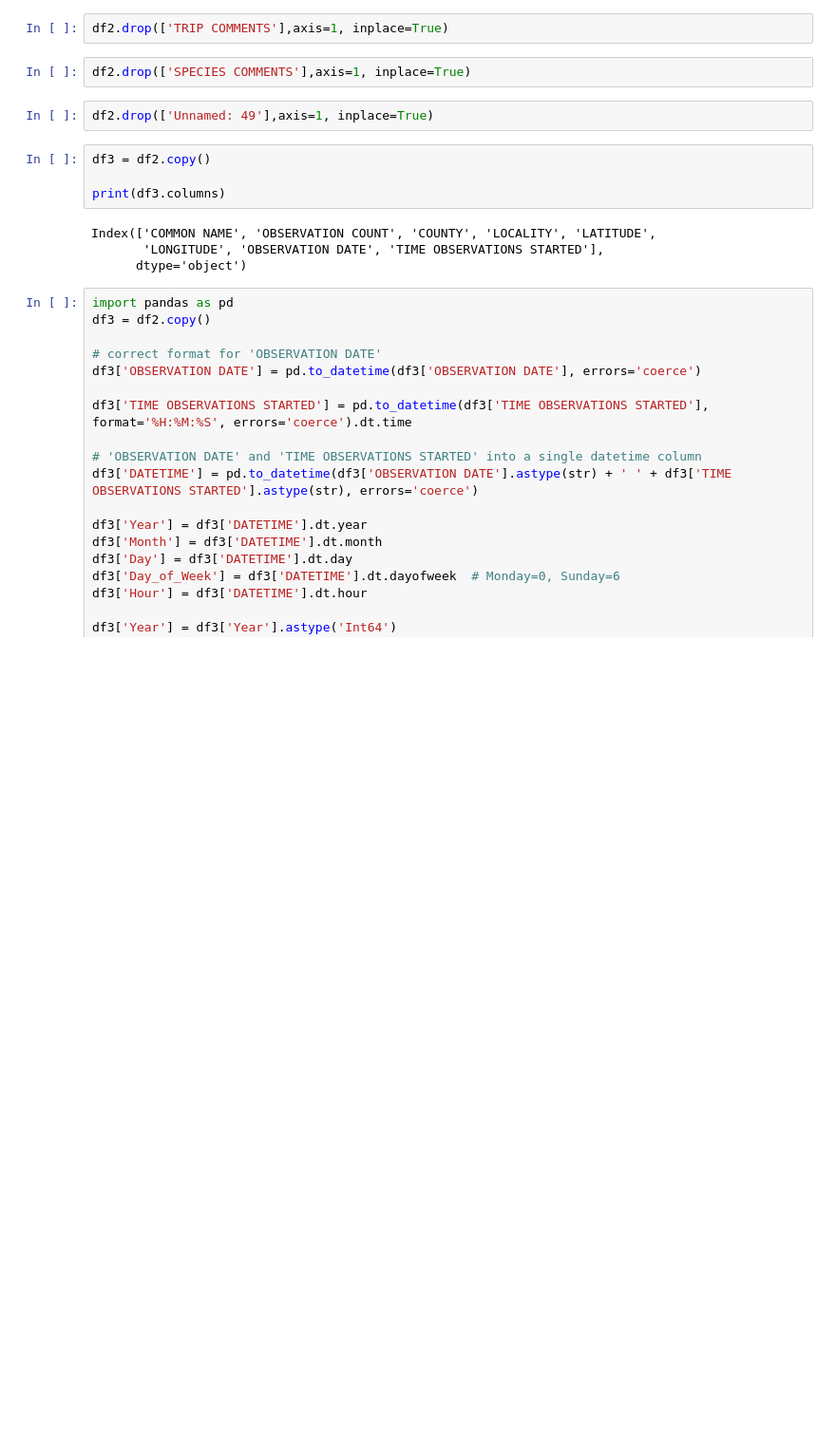
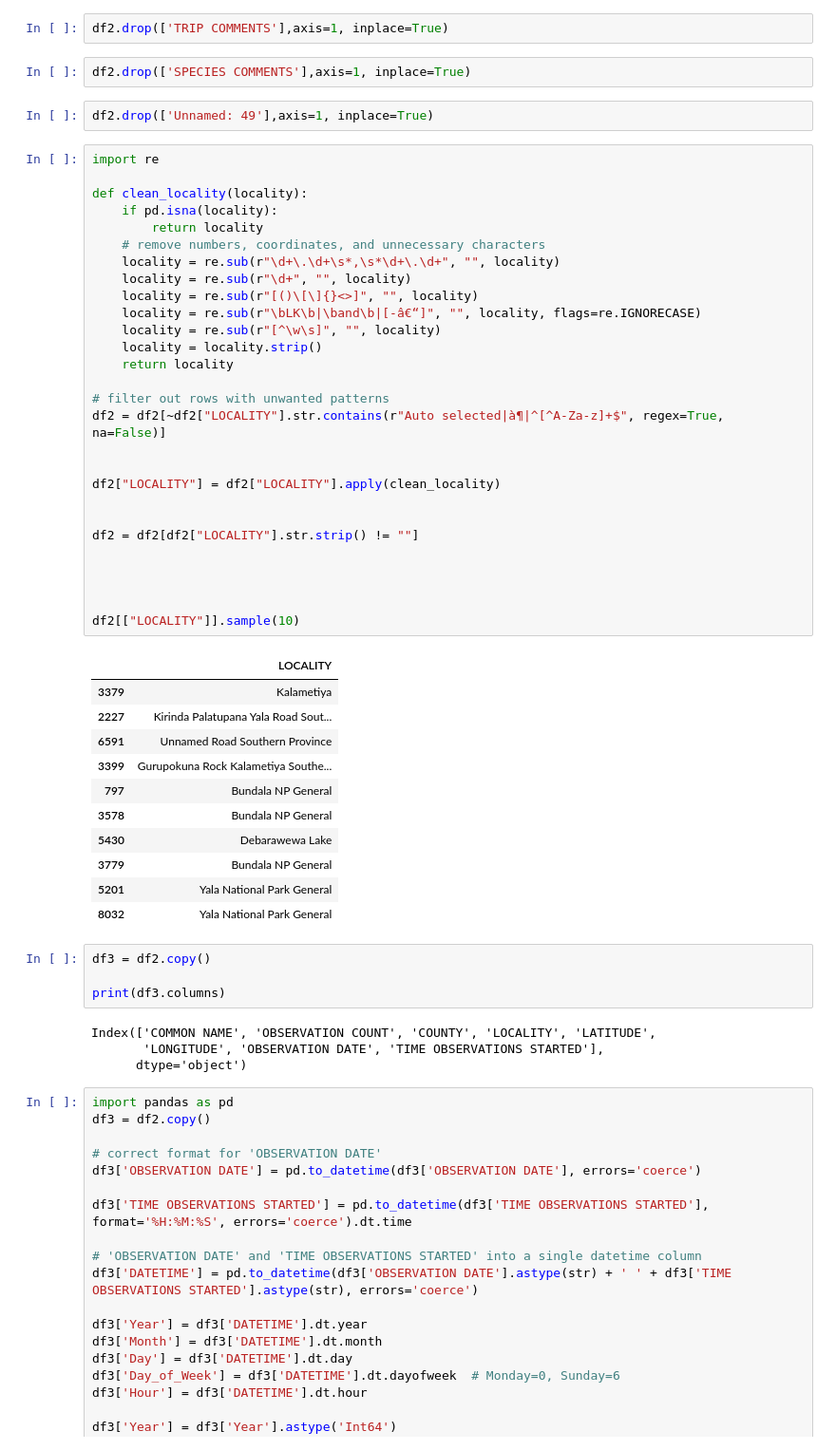
Before and after one commit to HarinduR/FeatherFind, a Jupyter notebook: Migration model/location/location_model.ipynb, the cells around one changed output. Shown: that part at 95% size. Drawn from its saved outputs; the diff is of its cells as text; blank space fills up the shorter version.

```diff
--- a/Migration model/location/location_model.ipynb
+++ b/Migration model/location/location_model.ipynb
@@ -365,6 +365,46 @@ df2.drop(['TRIP COMMENTS'],axis=1, inplace=True)
 df2.drop(['SPECIES COMMENTS'],axis=1, inplace=True)
 # %%
 df2.drop(['Unnamed: 49'],axis=1, inplace=True)
+# %%
+import re
+
+def clean_locality(locality):
+    if pd.isna(locality):
+        return locality
+    # remove numbers, coordinates, and unnecessary characters
+    locality = re.sub(r"\d+\.\d+\s*,\s*\d+\.\d+", "", locality)
+    locality = re.sub(r"\d+", "", locality)
+    locality = re.sub(r"[()\[\]{}<>]", "", locality)
+    locality = re.sub(r"\bLK\b|\band\b|[-â€“]", "", locality, flags=re.IGNORECASE)
+    locality = re.sub(r"[^\w\s]", "", locality)
+    locality = locality.strip()
+    return locality
+
+# filter out rows with unwanted patterns
+df2 = df2[~df2["LOCALITY"].str.contains(r"Auto selected|à¶|^[^A-Za-z]+$", regex=True, na=False)]
+
+
+df2["LOCALITY"] = df2["LOCALITY"].apply(clean_locality)
+
+
+df2 = df2[df2["LOCALITY"].str.strip() != ""]
+
+
+
+
+df2[["LOCALITY"]].sample(10)
+# %% [output]
+|  | LOCALITY |
+| 3379 | Kalametiya |
+| 2227 | Kirinda Palatupana Yala Road Sout... |
+| 6591 | Unnamed Road Southern Province |
+| 3399 | Gurupokuna Rock Kalametiya Southe... |
+| 797 | Bundala NP General |
+| 3578 | Bundala NP General |
+| 5430 | Debarawewa Lake |
+| 3779 | Bundala NP General |
+| 5201 | Yala National Park General |
+| 8032 | Yala National Park General |
 # %%
 df3 = df2.copy()
 
```
Also changed, not shown: parts of 3 cells of this notebook, 12 other files.
